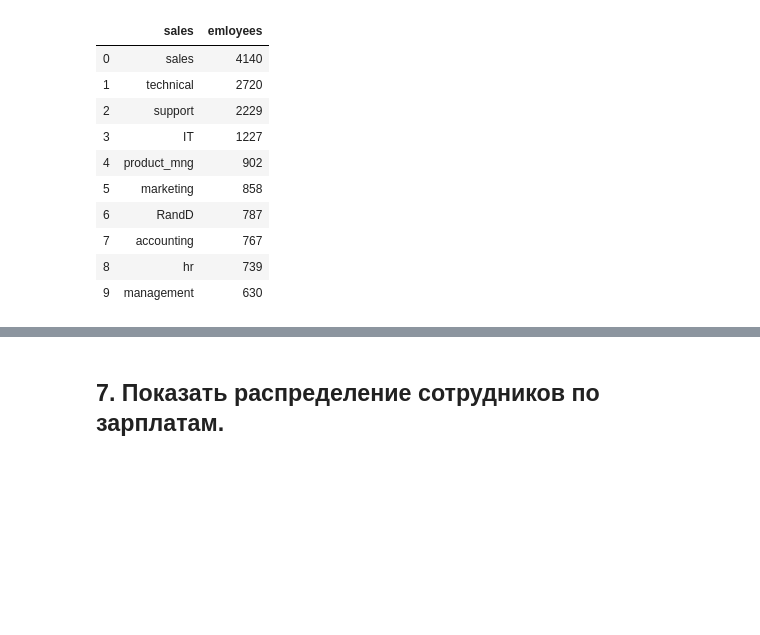
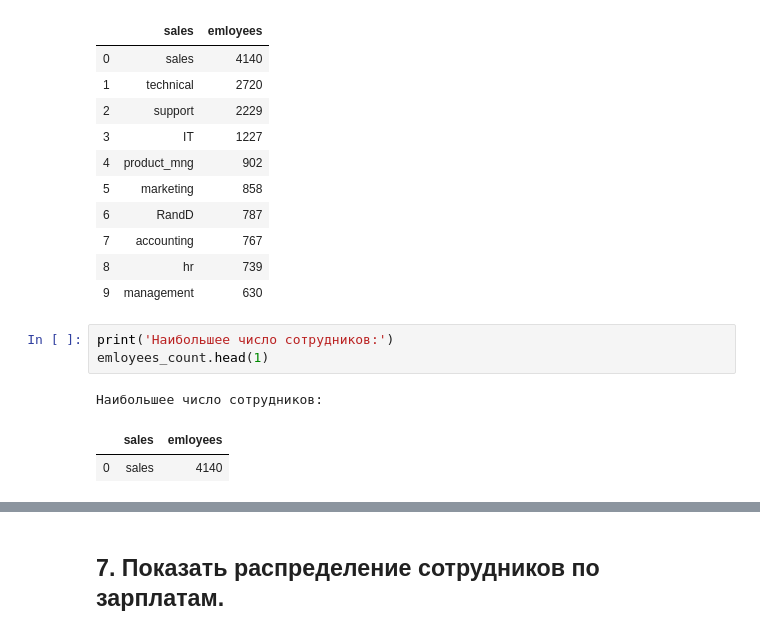
Before and after one commit to Natalya2383/python_basics_homework, a Jupyter notebook: 23_Дипломная работа_PYDA-8/Дипломная работа_PYDA-8_version2.ipynb, the cells around one changed output, grey strips where cells are left out. Saved outputs shown, nothing was run; the diff lists cells and outputs as text; blank space fills up the shorter version.

```diff
--- a/23_Дипломная работа_PYDA-8/Дипломная работа_PYDA-8.ipynb
+++ b/23_Дипломная работа_PYDA-8/Дипломная работа_PYDA-8_version2.ipynb
@@ -213,3 +222,10 @@ emloyees_count
 | 7 | accounting | 767 |
 | 8 | hr | 739 |
 | 9 | management | 630 |
+# %%
+print('Наибольшее число сотрудников:')
+emloyees_count.head(1)
+# %% [output]
+Наибольшее число сотрудников:
+|  | sales | emloyees |
+| 0 | sales | 4140 |
```
Also changed, not shown: parts of 22 cells of this notebook.
